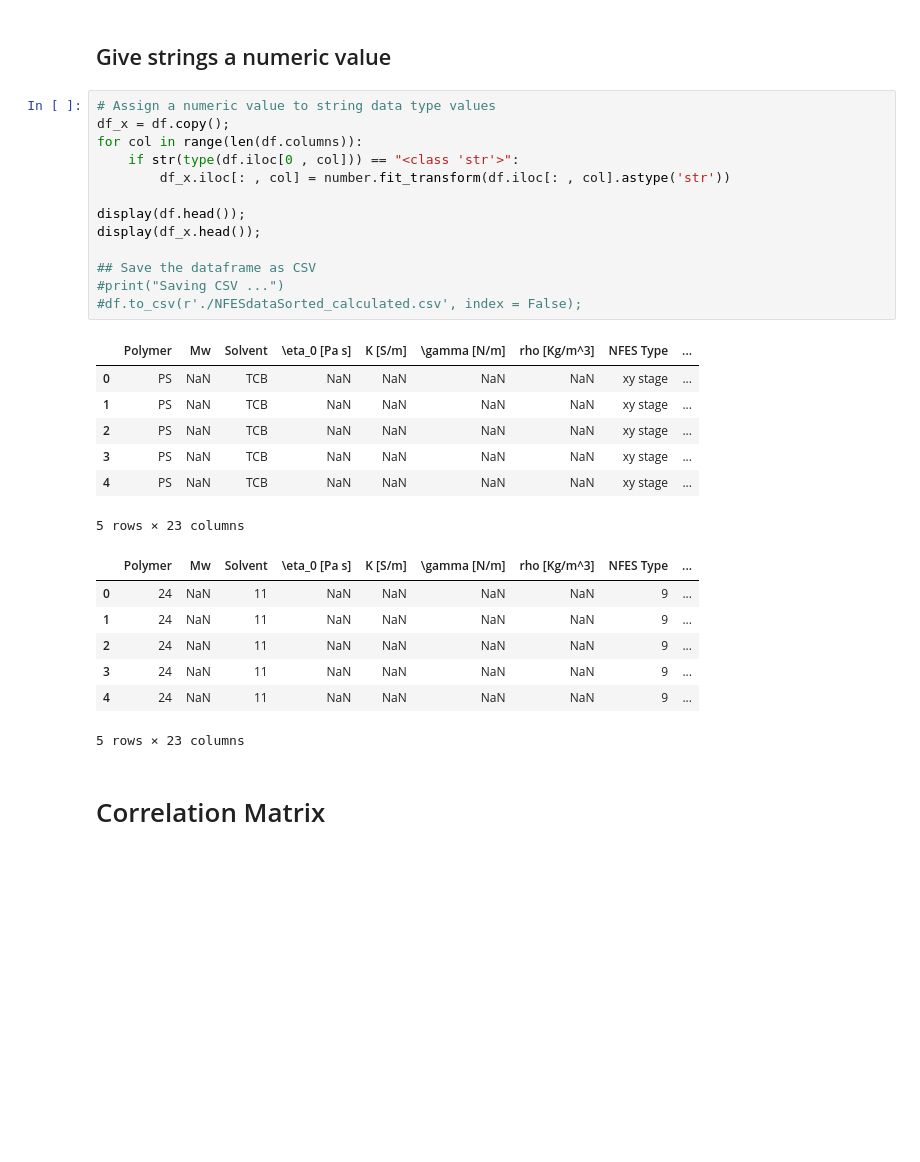
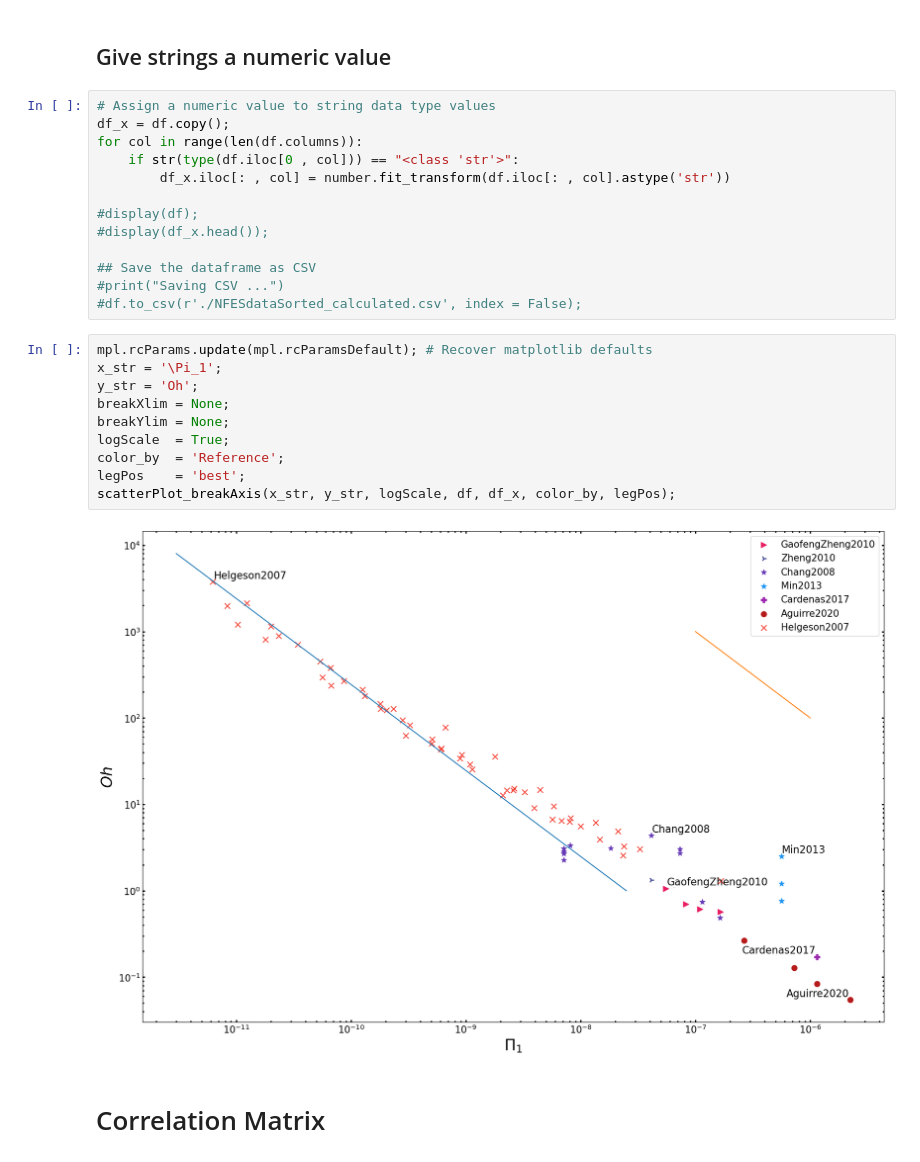
Before and after one commit to KiraSensei13/MNT_ITESM_Thesis, a Jupyter notebook: 04_Papers/NFES_Review/_jupyterPlots/NFES_ReviewPaper.ipynb, the cells around one changed output. Saved outputs shown, nothing was run; the diff lists cells and outputs as text; blank space fills up the shorter version.

```diff
--- a/04_Papers/NFES_Review/_jupyterPlots/NFES_ReviewPaper.ipynb
+++ b/04_Papers/NFES_Review/_jupyterPlots/NFES_ReviewPaper.ipynb
@@ -508,27 +496,24 @@ for col in range(len(df.columns)):
     if str(type(df.iloc[0 , col])) == "<class 'str'>":
         df_x.iloc[: , col] = number.fit_transform(df.iloc[: , col].astype('str'))
 
-display(df.head());
-display(df_x.head());
+#display(df);
+#display(df_x.head());
 
 ## Save the dataframe as CSV
 #print("Saving CSV ...")
 #df.to_csv(r'./NFESdataSorted_calculated.csv', index = False);
-# %% [output]
-|  | Polymer | Mw | Solvent | \eta_0 [Pa s] | K [S/m] | \gamma [N/m] | rho [Kg/m^3] | NFES Type | ... |
-| 0 | PS | NaN | TCB | NaN | NaN | NaN | NaN | xy stage | ... |
-| 1 | PS | NaN | TCB | NaN | NaN | NaN | NaN | xy stage | ... |
-| 2 | PS | NaN | TCB | NaN | NaN | NaN | NaN | xy stage | ... |
-| 3 | PS | NaN | TCB | NaN | NaN | NaN | NaN | xy stage | ... |
-| 4 | PS | NaN | TCB | NaN | NaN | NaN | NaN | xy stage | ... |
-5 rows × 23 columns
-|  | Polymer | Mw | Solvent | \eta_0 [Pa s] | K [S/m] | \gamma [N/m] | rho [Kg/m^3] | NFES Type | ... |
-| 0 | 24 | NaN | 11 | NaN | NaN | NaN | NaN | 9 | ... |
-| 1 | 24 | NaN | 11 | NaN | NaN | NaN | NaN | 9 | ... |
-| 2 | 24 | NaN | 11 | NaN | NaN | NaN | NaN | 9 | ... |
-| 3 | 24 | NaN | 11 | NaN | NaN | NaN | NaN | 9 | ... |
-| 4 | 24 | NaN | 11 | NaN | NaN | NaN | NaN | 9 | ... |
-5 rows × 23 columns
+# %%
+mpl.rcParams.update(mpl.rcParamsDefault); # Recover matplotlib defaults
+x_str = '\Pi_1';
+y_str = 'Oh';
+breakXlim = None;
+breakYlim = None;
+logScale  = True;
+color_by  = 'Reference';
+legPos    = 'best';
+scatterPlot_breakAxis(x_str, y_str, logScale, df, df_x, color_by, legPos);
+# %% [output]
+[figure, added]
 # %% [markdown]
 # Correlation Matrix
 # %%
```
Also changed, not shown: parts of 11 cells of this notebook, 11 other files.
